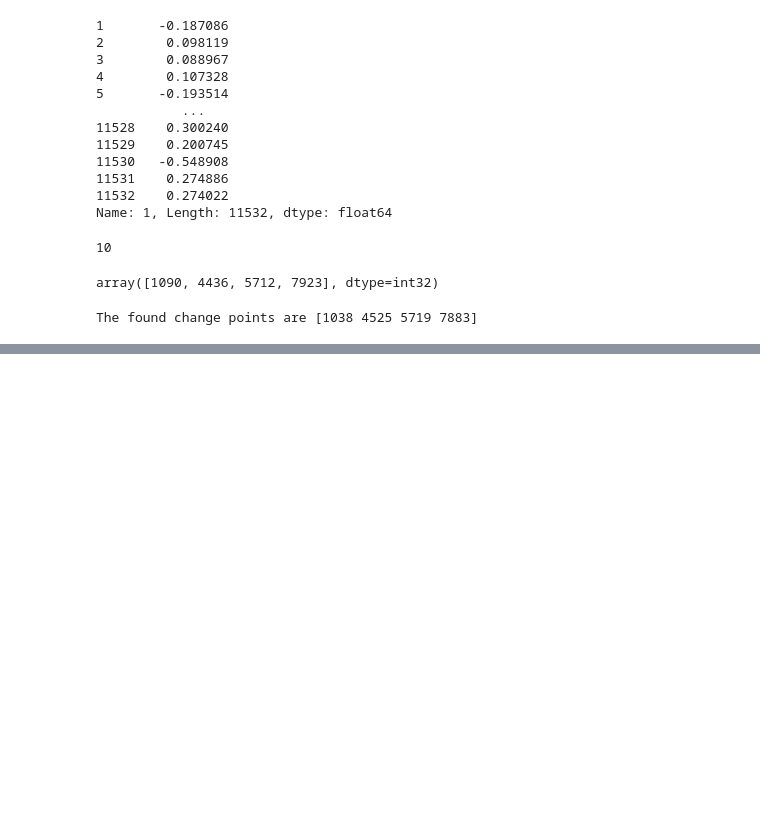
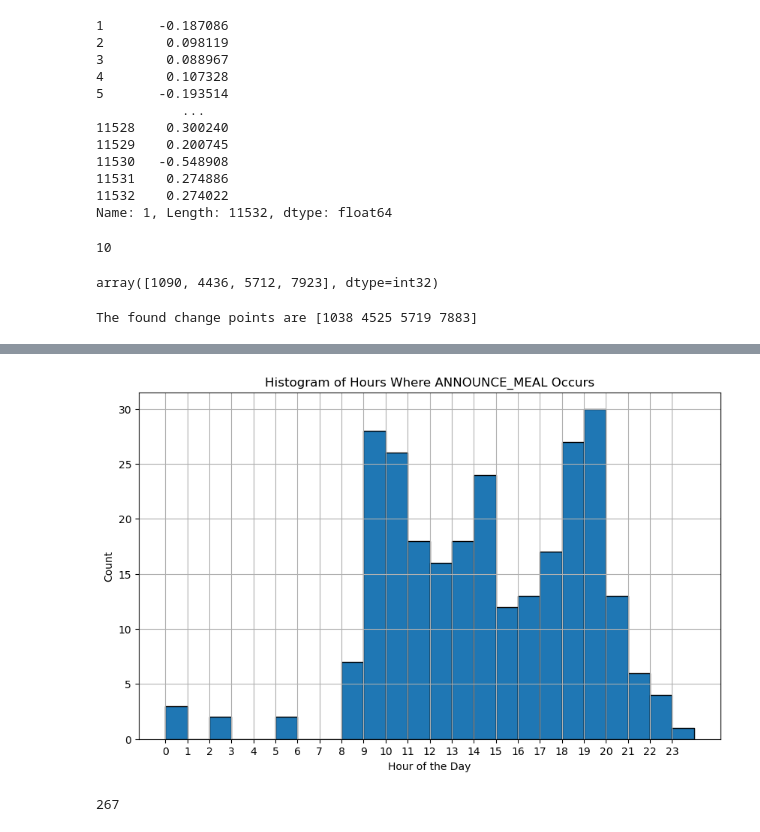
Before and after one commit to RobotPsychologist/bg_control, a Jupyter notebook: 0_meal_identification/meal_identification/notebooks/1.01-cjr-change-point-index-creator.ipynb, the cells around one changed output, grey strips where cells are left out. Cells and saved outputs as stored; diff of their text form; code cells hidden in the pictures; blank space fills up the shorter version.

```diff
--- a/0_meal_identification/meal_identification/notebooks/1.01-cjr-change-point-index-creator.ipynb
+++ b/0_meal_identification/meal_identification/notebooks/1.01-cjr-change-point-index-creator.ipynb
@@ -830,0 +895,9 @@ timestamp
+# %%
+plot_announce_meal_histogram(result_df[0])
+# %% [output]
+[figure, added]
+# %%
+df50 = result_df[0]
+len(df50[df50['msg_type'] == 'ANNOUNCE_MEAL'])
+# %% [output]
+267
```
Also changed, not shown: parts of 11 cells of this notebook, 4 other files.
